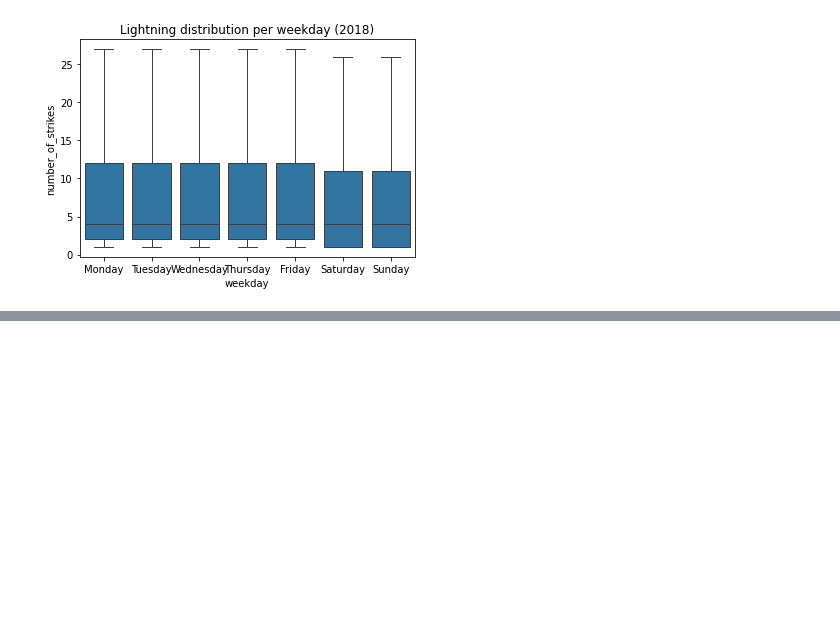
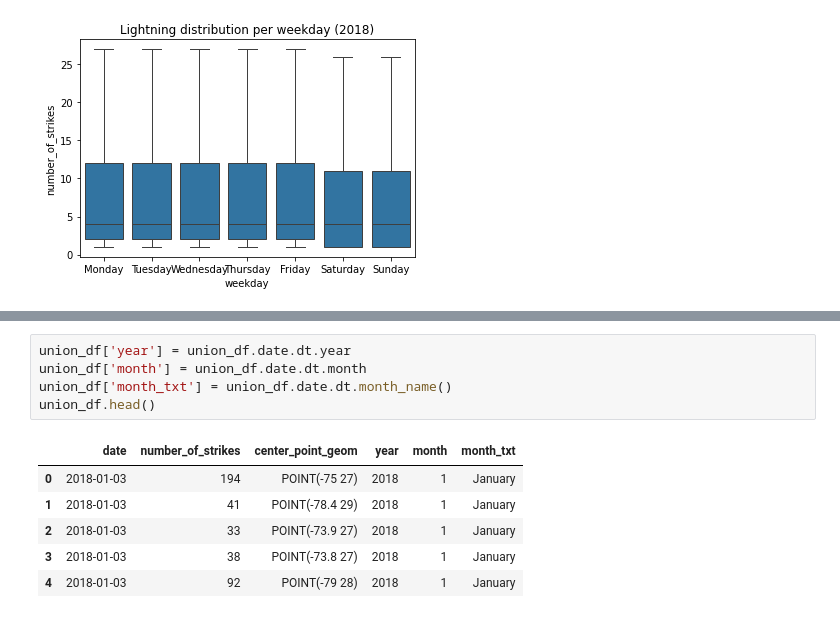
Before and after one commit to OTMounir/Google-Advanced-data-analytics-Program-Certificate, a Jupyter notebook: EDA (Exploratory Data Analysis)/4- EDA using basic function Python #4.ipynb, the cells around one changed output, grey strips where cells are left out. Drawn from its saved outputs; the diff is of its cells as text; blank space fills up the shorter version.

```diff
--- a/EDA (Exploratory Data Analysis)/4- EDA using basic function Python #4.ipynb
+++ b/EDA (Exploratory Data Analysis)/4- EDA using basic function Python #4.ipynb
@@ -186,0 +226,12 @@ g.set_title('Lightning distribution per weekday (2018)');
+# %%
+union_df['year'] = union_df.date.dt.year
+union_df['month'] = union_df.date.dt.month
+union_df['month_txt'] = union_df.date.dt.month_name()
+union_df.head()
+# %% [output]
+|  | date | number_of_strikes | center_point_geom | year | month | month_txt |
+| 0 | 2018-01-03 | 194 | POINT(-75 27) | 2018 | 1 | January |
+| 1 | 2018-01-03 | 41 | POINT(-78.4 29) | 2018 | 1 | January |
+| 2 | 2018-01-03 | 33 | POINT(-73.9 27) | 2018 | 1 | January |
+| 3 | 2018-01-03 | 38 | POINT(-73.8 27) | 2018 | 1 | January |
+| 4 | 2018-01-03 | 92 | POINT(-79 28) | 2018 | 1 | January |
```
Also changed, not shown: parts of 13 cells of this notebook.
